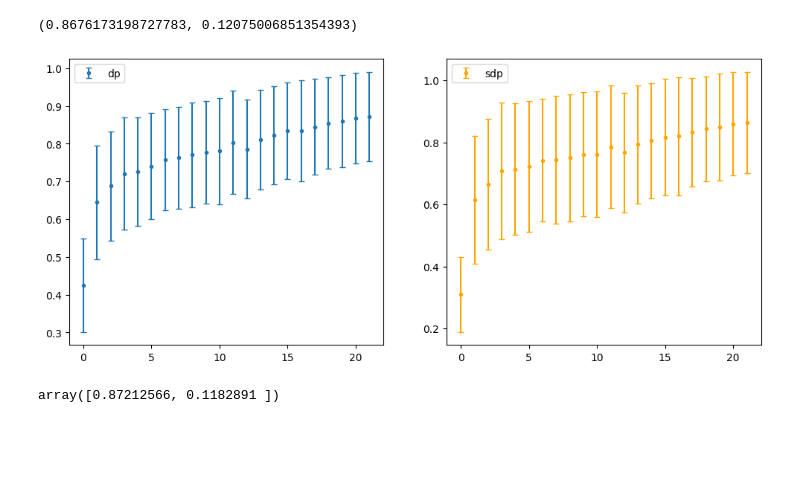
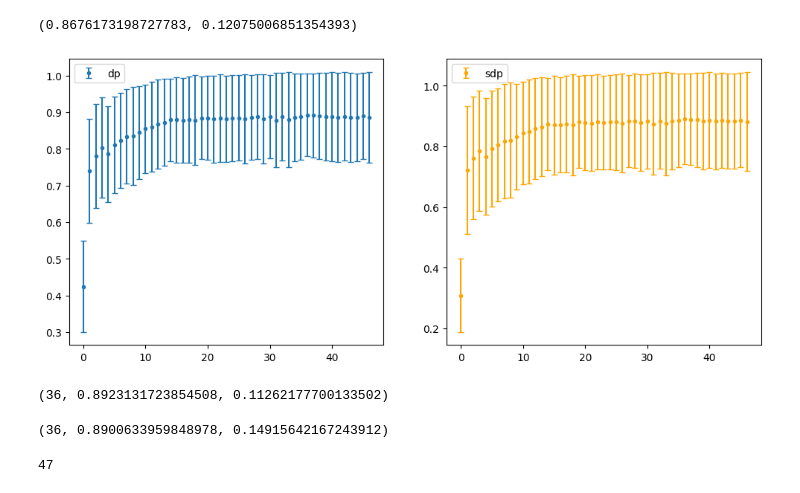
Before and after one commit to ljocha/rassp-public, a Jupyter notebook: validate-small.ipynb, the cells around one changed output. Cells and saved outputs as stored; diff of their text form; code cells hidden in the pictures; blank space fills up the shorter version.

```diff
--- a/validate-small.ipynb
+++ b/validate-small.ipynb
@@ -60,12 +61,15 @@ plt.show()
 np.mean(dp),np.std(dp)
 # %% [output]
 (0.8676173198727783, 0.12075006851354393)
+# %%
+dps = {}
+sdps = {}
 # %%
-dps = []
-sdps = []
-
 for fn in sorted(glob.glob('checkpoints/*validate*.output')):
 #for fn in sorted(glob.glob('checkpoints/*train*.output')):
+    if fn in dps:
+        continue
+
     with open(fn,'rb') as pf:
         p = pk.load(pf)
 
@@ -74,28 +78,38 @@ for fn in sorted(glob.glob('checkpoints/*validate*.output')):
     n = len(true)
 
     dp = [ sim_dp.pair(to_matchms_spec(true[i]),to_matchms_spec(pred[i])) for i in range(n) ]
-    dp = np.array([ float(s['score']) for s in dp ])
-    dps.append((np.mean(dp),np.std(dp)))
+    dps[fn] = np.array([ float(s['score']) for s in dp ])
 
     sdp = [ sim_sdp.pair(to_matchms_spec(true[i]),to_matchms_spec(pred[i])) for i in range(n) ]
-    sdp = np.array([ float(s['score']) for s in sdp ])
-    sdps.append((np.mean(sdp),np.std(sdp)))
-
-dps = np.array(dps)
-sdps = np.array(sdps)
+    sdps[fn] = np.array([ float(s['score']) for s in sdp ])
 # %%
+mean_dps = [ np.mean(dps[f]) for f in sorted(dps.keys()) ]
+std_dps = [ np.std(dps[f]) for f in sorted(dps.keys()) ]
+mean_sdps = [ np.mean(sdps[f]) for f in sorted(sdps.keys()) ]
+std_sdps = [ np.std(sdps[f]) for f in sorted(sdps.keys()) ]
+
 plt.figure(figsize=(12,5))
-l = dps.shape[0]
+l = len(dps)
 plt.subplot(121)
-plt.errorbar(x=range(l),y=dps[:,0],yerr=dps[:,1],label='dp',linestyle='None', marker='.',capsize=3)
+plt.errorbar(x=range(l),y=mean_dps,yerr=std_dps,label='dp',linestyle='None', marker='.',capsize=3)
 plt.legend()
 plt.subplot(122)
-plt.errorbar(x=range(l),y=sdps[:,0],yerr=sdps[:,1],label='sdp',color='orange',linestyle='None', marker='.',capsize=3)
+plt.errorbar(x=range(l),y=mean_sdps,yerr=std_sdps,label='sdp',color='orange',linestyle='None', marker='.',capsize=3)
 plt.legend()
 plt.show()
 # %% [output]
-[figure, old version]
+[figure, new version]
-# %%
-dps[-1,:]
-# %% [output]
-array([0.87212566, 0.1182891 ])
+# %%
+i=np.argmax(mean_dps)
+i,mean_dps[i],std_dps[i]
+# %% [output]
+(36, 0.8923131723854508, 0.11262177700133502)
+# %%
+i=np.argmax(mean_sdps)
+i,mean_sdps[i],std_sdps[i]
+# %% [output]
+(36, 0.8900633959848978, 0.14915642167243912)
+# %%
+len(dps)
+# %% [output]
+47
```
Also changed, not shown: parts of 10 cells of this notebook, 1 other file.
